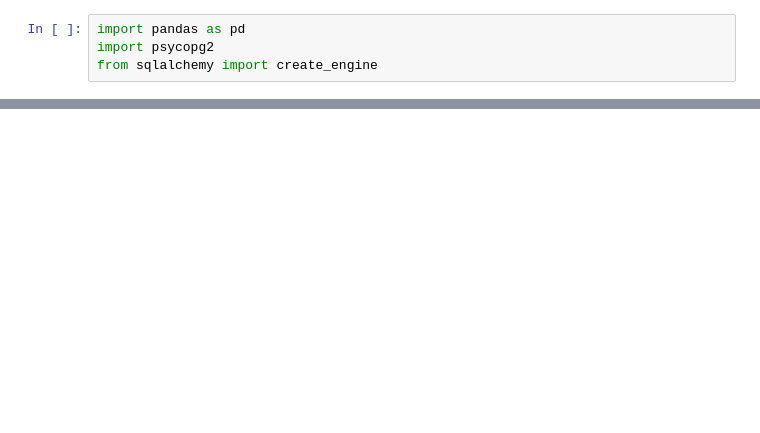
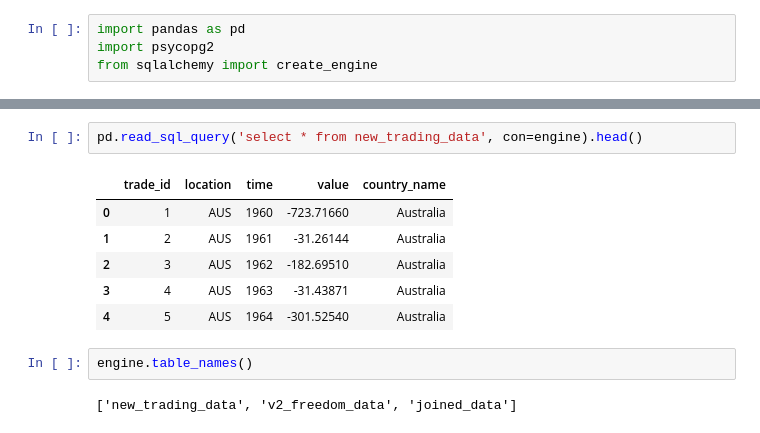
Before and after one commit to ebettrico/ETL_project, a Jupyter notebook: ETL Project/ETL Project.ipynb, the cells around one changed output, grey strips where cells are left out. Saved outputs shown, nothing was run; the diff lists cells and outputs as text; blank space fills up the shorter version.

```diff
--- a/ETL Project/ETL Project.ipynb
+++ b/ETL Project/ETL Project.ipynb
@@ -80,0 +103,13 @@ engine = create_engine(f'postgresql://{rds_connection_string}')
+# %%
+pd.read_sql_query('select * from new_trading_data', con=engine).head()
+# %% [output]
+|  | trade_id | location | time | value | country_name |
+| 0 | 1 | AUS | 1960 | -723.71660 | Australia |
+| 1 | 2 | AUS | 1961 | -31.26144 | Australia |
+| 2 | 3 | AUS | 1962 | -182.69510 | Australia |
+| 3 | 4 | AUS | 1963 | -31.43871 | Australia |
+| 4 | 5 | AUS | 1964 | -301.52540 | Australia |
+# %%
+engine.table_names()
+# %% [output]
+['new_trading_data', 'v2_freedom_data', 'joined_data']
```
Also changed, not shown: parts of 14 cells of this notebook, 3 other files.
